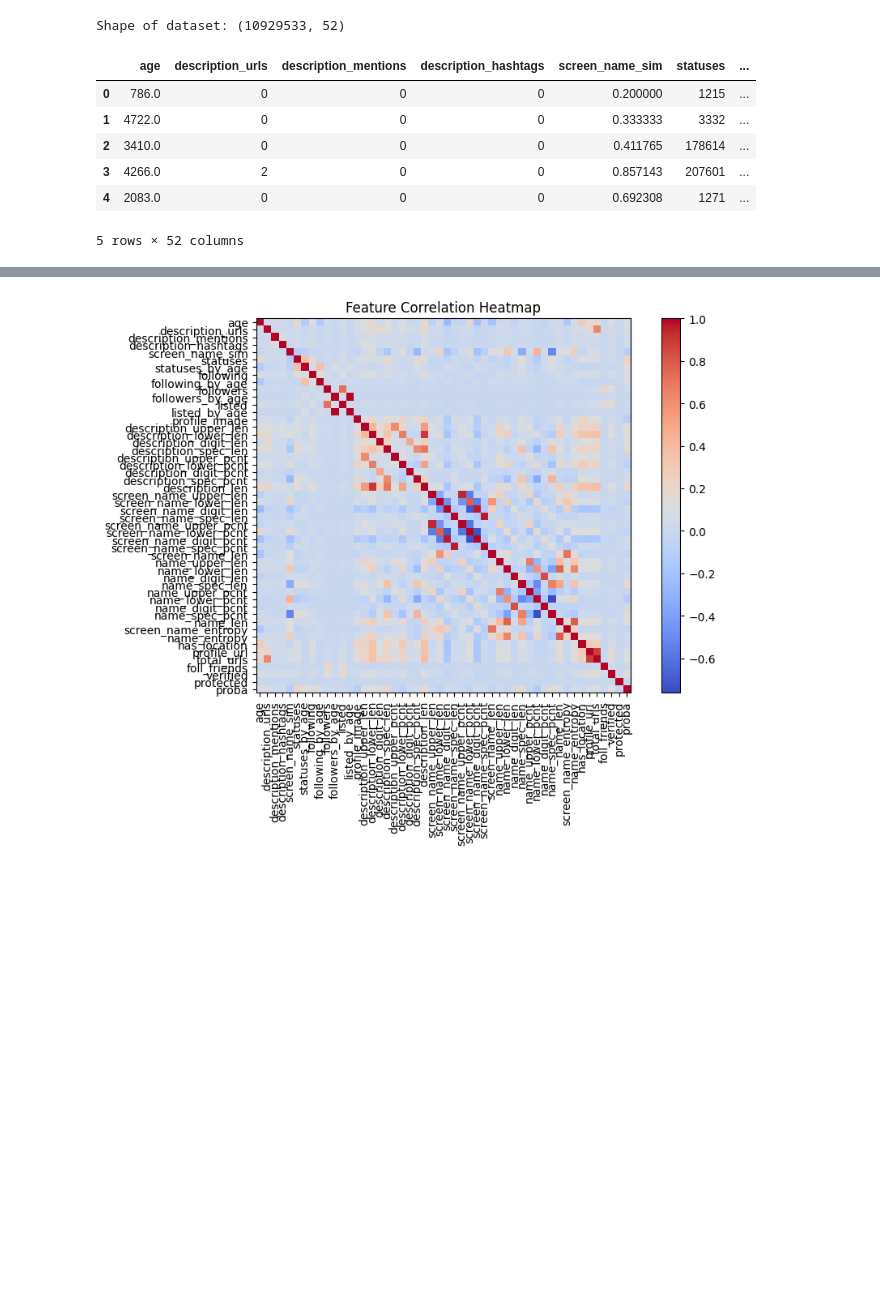
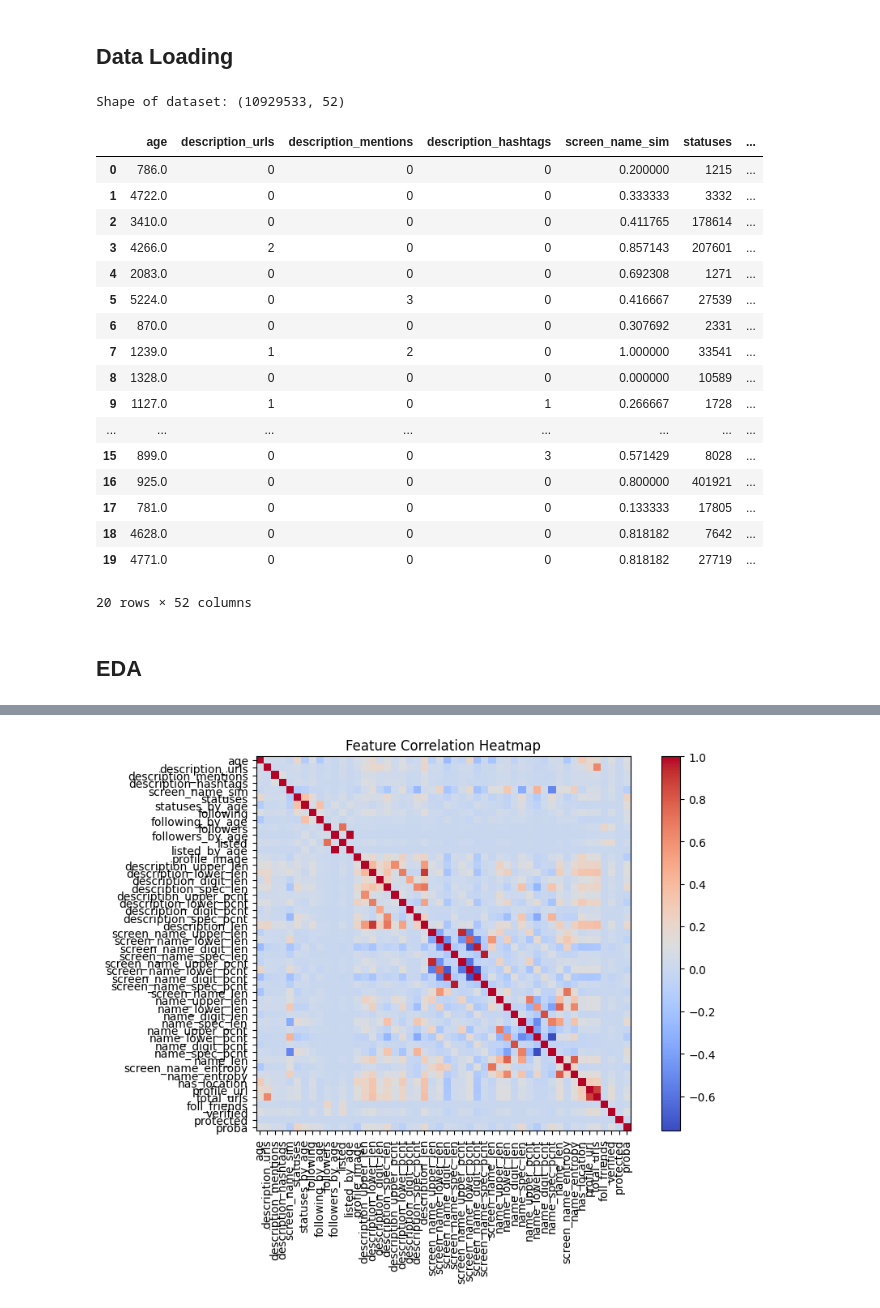
Before and after one commit to lucthiery/IDSP, a Jupyter notebook: 1_BotArtist.ipynb, the cells around one changed output, grey strips where cells are left out. Cells and saved outputs as stored; diff of their text form; code cells hidden in the pictures; blank space fills up the shorter version.

```diff
--- a/1_BotArtist.ipynb
+++ b/1_BotArtist.ipynb
@@ -1,3 +17,5 @@
+# %% [markdown]
+## Data Loading
 # %%
 import pandas as pd
 import matplotlib.pyplot as plt
@@ -6,15 +29,28 @@ df = pd.read_csv("data/1_BotArtist/russo-ukrainian-war-10M-profiles.csv")
 # %%
 print("Shape of dataset:", df.shape)
-df.head()
+df.head(20)
 # %% [output]
 Shape of dataset: (10929533, 52)
 |  | age | description_urls | description_mentions | description_hashtags | screen_name_sim | statuses | ... |
 | 0 | 786.0 | 0 | 0 | 0 | 0.200000 | 1215 | ... |
 | 1 | 4722.0 | 0 | 0 | 0 | 0.333333 | 3332 | ... |
 | 2 | 3410.0 | 0 | 0 | 0 | 0.411765 | 178614 | ... |
 | 3 | 4266.0 | 2 | 0 | 0 | 0.857143 | 207601 | ... |
 | 4 | 2083.0 | 0 | 0 | 0 | 0.692308 | 1271 | ... |
+| 5 | 5224.0 | 0 | 3 | 0 | 0.416667 | 27539 | ... |
+| 6 | 870.0 | 0 | 0 | 0 | 0.307692 | 2331 | ... |
+| 7 | 1239.0 | 1 | 2 | 0 | 1.000000 | 33541 | ... |
+| 8 | 1328.0 | 0 | 0 | 0 | 0.000000 | 10589 | ... |
+| 9 | 1127.0 | 1 | 0 | 1 | 0.266667 | 1728 | ... |
+| ... | ... | ... | ... | ... | ... | ... | ... |
+| 15 | 899.0 | 0 | 0 | 3 | 0.571429 | 8028 | ... |
+| 16 | 925.0 | 0 | 0 | 0 | 0.800000 | 401921 | ... |
+| 17 | 781.0 | 0 | 0 | 0 | 0.133333 | 17805 | ... |
+| 18 | 4628.0 | 0 | 0 | 0 | 0.818182 | 7642 | ... |
+| 19 | 4771.0 | 0 | 0 | 0 | 0.818182 | 27719 | ... |
-5 rows × 52 columns
+20 rows × 52 columns
+# %% [markdown]
+## EDA
 # %%
 # Basic info
 df.info()
```
Also changed, not shown: parts of 9 cells of this notebook, 2 other files.
